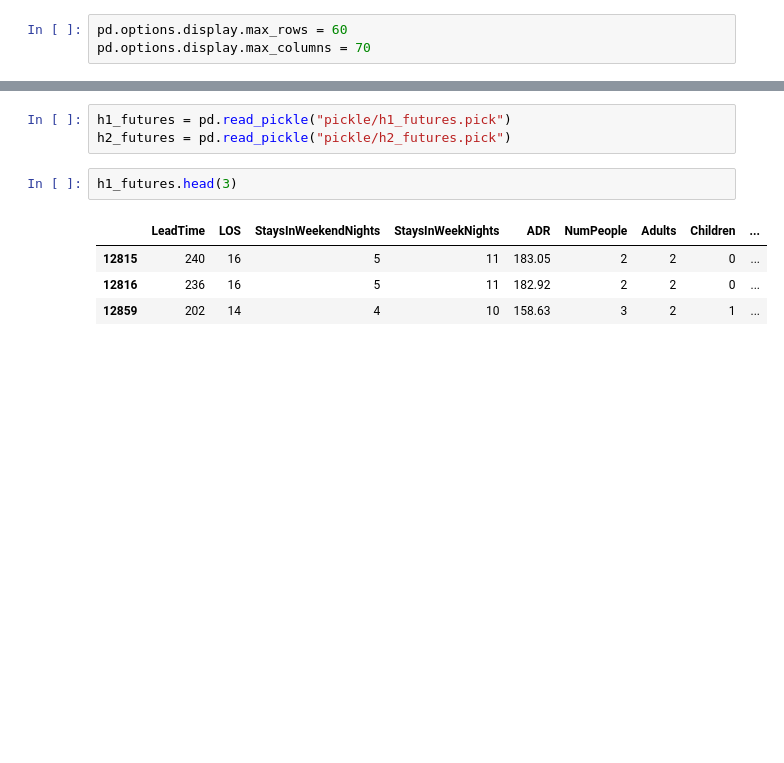
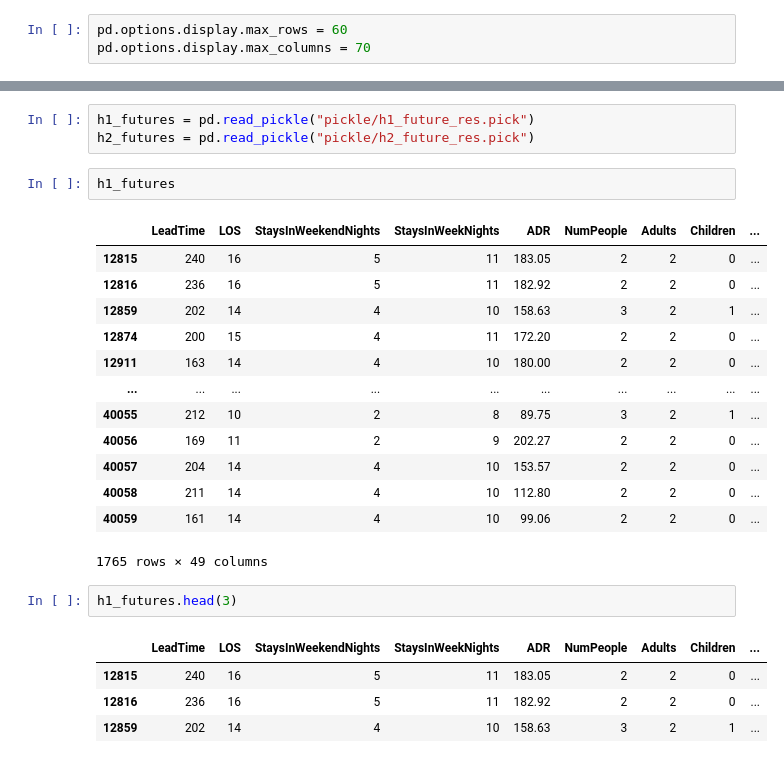
Before and after one commit to edubu2/hotel-revman-system, a Jupyter notebook: code/setup_futures.ipynb, the cells around one changed output, grey strips where cells are left out. Cells and saved outputs as stored; diff of their text form; blank space fills up the shorter version.

```diff
--- a/code/setup_futures.ipynb
+++ b/code/setup_futures.ipynb
@@ -13,6 +20,22 @@ pd.options.display.max_columns = 70
 # %%
-h1_futures = pd.read_pickle("pickle/h1_futures.pick")
-h2_futures = pd.read_pickle("pickle/h2_futures.pick")
+h1_futures = pd.read_pickle("pickle/h1_future_res.pick")
+h2_futures = pd.read_pickle("pickle/h2_future_res.pick")
+# %%
+h1_futures
+# %% [output]
+|  | LeadTime | LOS | StaysInWeekendNights | StaysInWeekNights | ADR | NumPeople | Adults | Children | ... |
+| 12815 | 240 | 16 | 5 | 11 | 183.05 | 2 | 2 | 0 | ... |
+| 12816 | 236 | 16 | 5 | 11 | 182.92 | 2 | 2 | 0 | ... |
+| 12859 | 202 | 14 | 4 | 10 | 158.63 | 3 | 2 | 1 | ... |
+| 12874 | 200 | 15 | 4 | 11 | 172.20 | 2 | 2 | 0 | ... |
+| 12911 | 163 | 14 | 4 | 10 | 180.00 | 2 | 2 | 0 | ... |
+| ... | ... | ... | ... | ... | ... | ... | ... | ... | ... |
+| 40055 | 212 | 10 | 2 | 8 | 89.75 | 3 | 2 | 1 | ... |
+| 40056 | 169 | 11 | 2 | 9 | 202.27 | 2 | 2 | 0 | ... |
+| 40057 | 204 | 14 | 4 | 10 | 153.57 | 2 | 2 | 0 | ... |
+| 40058 | 211 | 14 | 4 | 10 | 112.80 | 2 | 2 | 0 | ... |
+| 40059 | 161 | 14 | 4 | 10 | 99.06 | 2 | 2 | 0 | ... |
+1765 rows × 49 columns
 # %%
 h1_futures.head(3)
 # %% [output]
```
Also changed, not shown: parts of 5 cells of this notebook, 1 other file.
